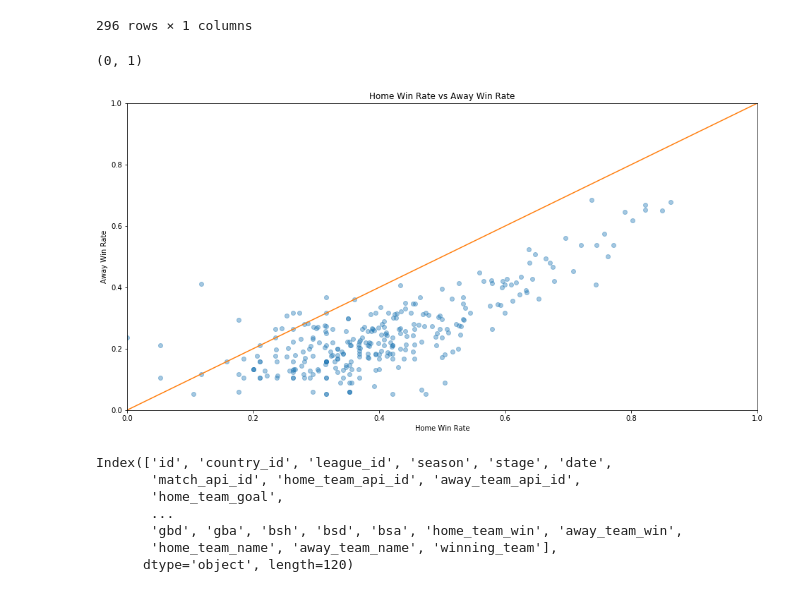
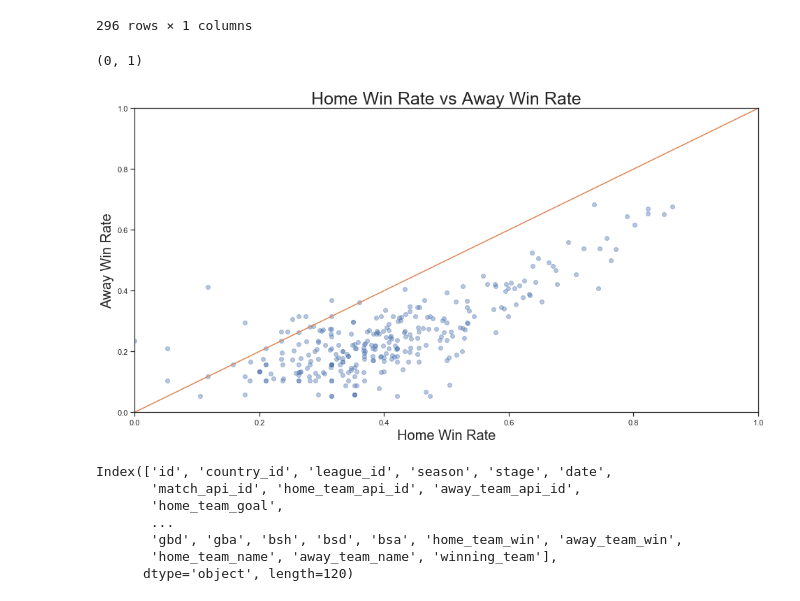
Before and after one commit to kevintheduu/european-soccer-hypothesis-testing, a Jupyter notebook: hyp_test_2.ipynb, the cells around one changed output. Drawn from its saved outputs; the diff is of its cells as text; code cells hidden in the pictures.

```diff
--- a/hyp_test_2.ipynb
+++ b/hyp_test_2.ipynb
@@ -201,15 +201,15 @@ away_team_win_df.sort_values(by= 'away_team_win',ascending=False)
 # %%
 plt.figure(figsize=(16,8))
 plt.plot(home_team_win_df,away_team_win_df,'o', alpha = 0.4)
 plt.plot([0,1],[0,1])
-plt.xlabel('Home Win Rate')
-plt.ylabel('Away Win Rate')
-plt.title('Home Win Rate vs Away Win Rate')
+plt.xlabel('Home Win Rate',fontsize='20')
+plt.ylabel('Away Win Rate',fontsize='20')
+plt.title('Home Win Rate vs Away Win Rate',fontsize='25')
 plt.xlim([0,1])
 plt.ylim([0,1])
 # %% [output]
 (0, 1)
-[figure, old version]
+[figure, new version]
 # %%
 results.columns
 # %% [output]
```
Also changed, not shown: parts of 15 cells of this notebook.
